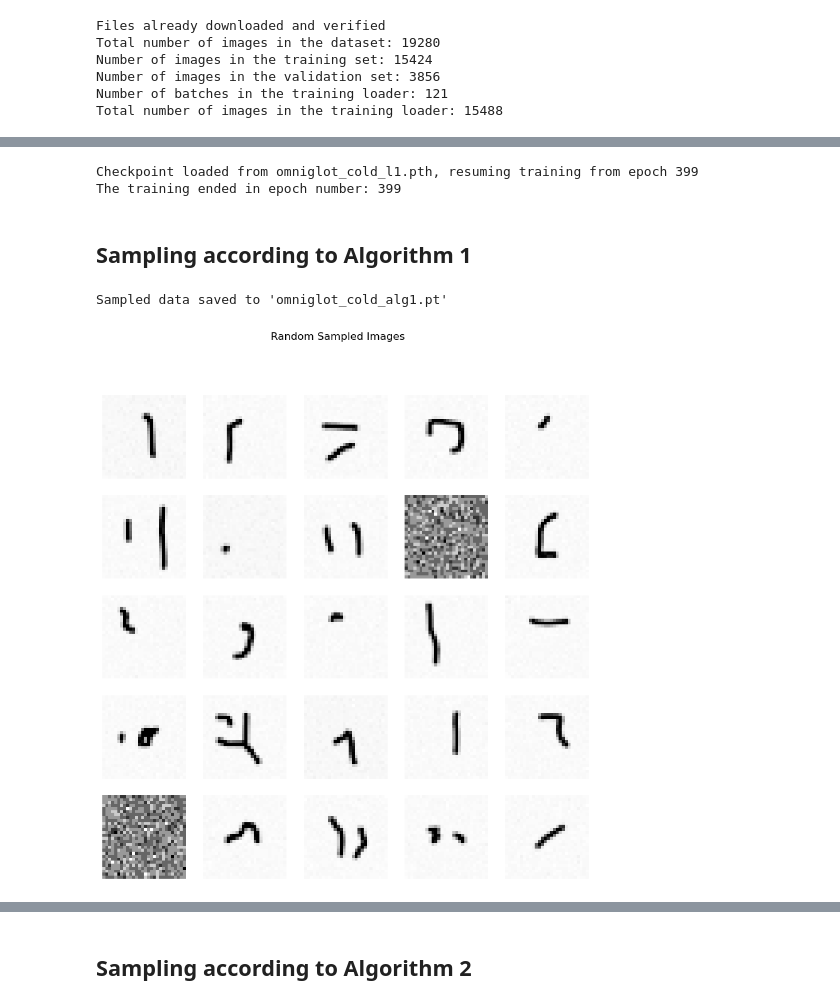
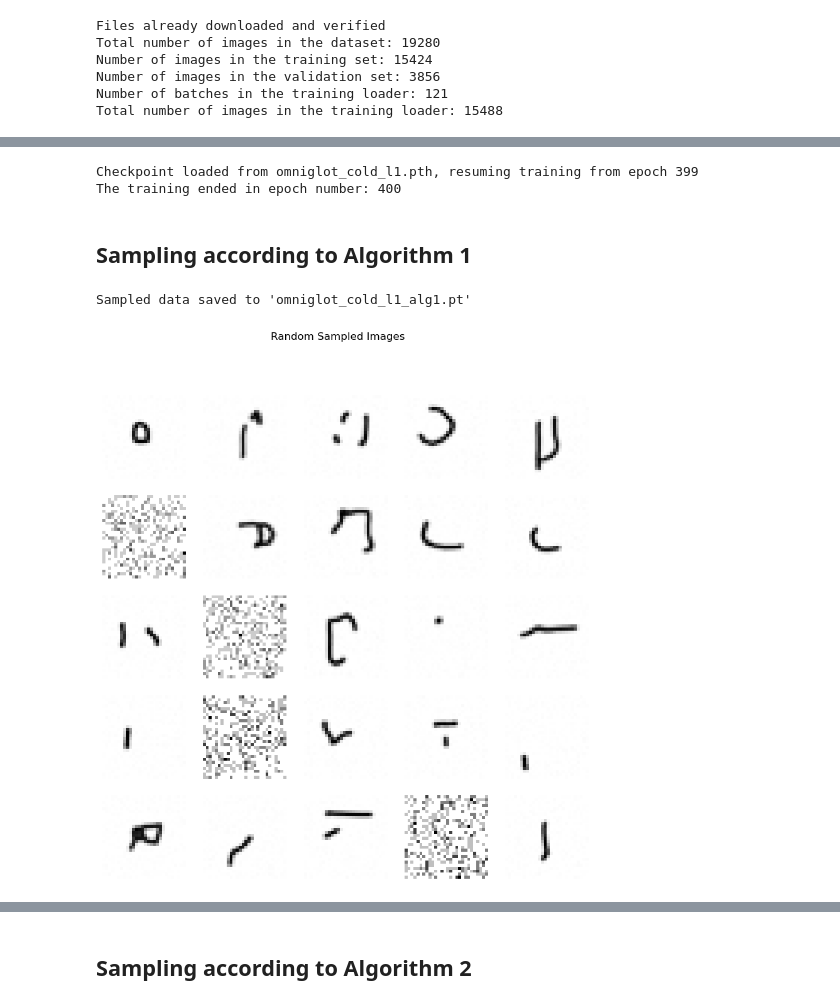
Before and after one commit to pthak006/echo_diffusion, a Jupyter notebook: cold_l1.ipynb, the cells around one changed output, grey strips where cells are left out. Drawn from its saved outputs; the diff is of its cells as text; code cells hidden in the pictures.

```diff
--- a/cold_l1.ipynb
+++ b/cold_l1.ipynb
@@ -288,16 +239,19 @@ Starting epoch 362/400
 # %%
 # Define the input shape
 input_shape = (1, 28, 28)
+
+#define filename
+filename = "omniglot_cold_l1.pth"
 
 # Example usage
 model = ColdDiffusionModel(input_shape).to(device)
 optimizer = torch.optim.Adam(model.parameters(), lr=1e-3)
 
 start_epoch = load_checkpoint(model, optimizer, filename)
-print(f"The training ended in epoch number: {start_epoch}")
+print(f"The training ended in epoch number: {start_epoch+1}")
 # %% [output]
 Checkpoint loaded from omniglot_cold_l1.pth, resuming training from epoch 399
-The training ended in epoch number: 399
+The training ended in epoch number: 400
 # %% [markdown]
 ## Sampling according to Algorithm 1
 # %%
@@ -328,7 +282,7 @@ with torch.no_grad():
             x = torch.sqrt(alpha[s-1]) * x_hat + torch.sqrt(1-alpha[s-1]) * z_hat
 
         # Reverse normalization
-        x = x * 0.3081 + 0.1307
+        x = x * 0.5 + 0.5
         x = (x.clamp(0, 1) * 255).type(torch.uint8)
 
         # Store the sampled images
@@ -336,43 +290,42 @@ with torch.no_grad():
             sampled_data[batch_idx * batch_size + i] = {
                 'sampled': x[i].cpu()
             }
-        break
 # %%
 
 # Save the dictionary to a .pt file
-torch.save(sampled_data, 'omniglot_cold_alg1.pt')
+torch.save(sampled_data, 'omniglot_cold_l1_alg1.pt')
 
-print("Sampled data saved to 'omniglot_cold_alg1.pt'")
+print("Sampled data saved to 'omniglot_cold_l1_alg1.pt'")
 # %% [output]
-Sampled data saved to 'omniglot_cold_alg1.pt'
+Sampled data saved to 'omniglot_cold_l1_alg1.pt'
 # %%
 import torch
 import matplotlib.pyplot as plt
 import numpy as np
 
 # Load the saved data
-sampled_data = torch.load('omniglot_cold_alg1.pt')
+sampled_data = torch.load('omniglot_cold_l1_alg1.pt')
 
 # Number of images to display in the grid
 num_images = 25
 
 # Get random indices
 random_indices = np.random.choice(len(sampled_data), num_images, replace=False)
 
 # Initialize the plot
 fig, axes = plt.subplots(5, 5, figsize=(10, 10))
 
 # Loop through the images and plot them
 for i, ax in enumerate(axes.flat):
     sampled_image = sampled_data[random_indices[i]]['sampled']
     sampled_image = sampled_image.cpu().numpy().transpose(1, 2, 0)
     ax.imshow(sampled_image, cmap='gray')
     ax.axis('off')
 
 plt.suptitle("Random Sampled Images")
 plt.show()
 # %% [output]
-[figure, old version]
+[figure, new version]
 # %%
 print(len(sampled_data))
 # %% [output]
```
Also changed, not shown: parts of 5 cells of this notebook, 1 other file.
